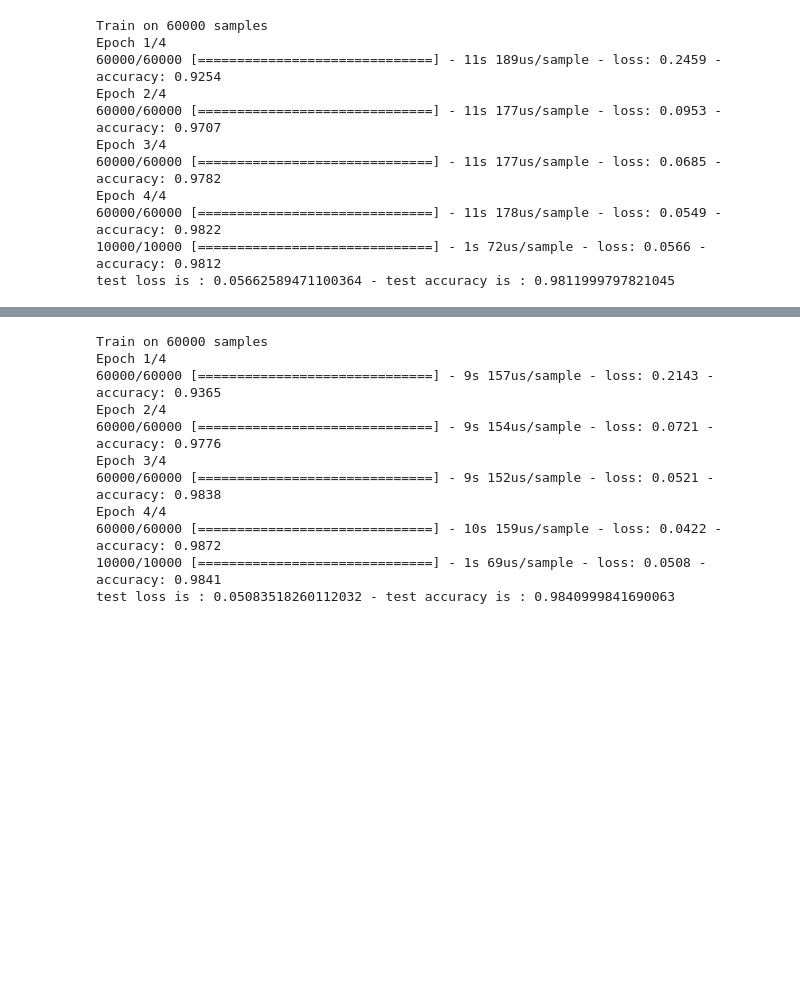
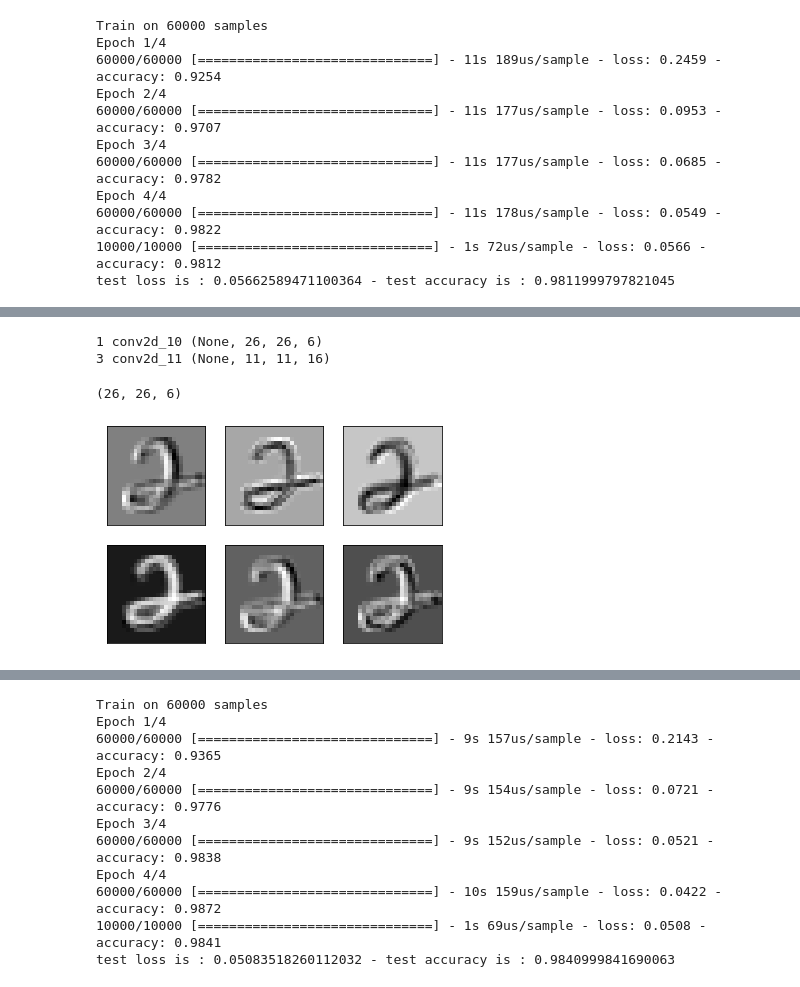
Before and after one commit to Adrieennn/CNN, a Jupyter notebook: NN.ipynb, the cells around one changed output, grey strips where cells are left out. Drawn from its saved outputs; the diff is of its cells as text; code cells hidden in the pictures; blank space fills up the shorter version.

```diff
--- a/NN.ipynb
+++ b/NN.ipynb
@@ -796,3 +818,19 @@ Epoch 4/4
 60000/60000 [==============================] - 11s 178us/sample - loss: 0.0549 - accuracy: 0.9822
 10000/10000 [==============================] - 1s 72us/sample - loss: 0.0566 - accuracy: 0.9812
 test loss is : 0.05662589471100364 - test accuracy is : 0.9811999797821045
+# %%
+inputs = layers.Input(shape = (28,28,1))
+cov1 = layers.Conv2D(filters=6, kernel_size=(3, 3), activation='tanh')(inputs)
+pooling1 = layers.AveragePooling2D()(cov1)
+cov2 = layers.Conv2D(filters=16, kernel_size=(3, 3), activation='tanh')(pooling1)
+pooling2 = layers.AveragePooling2D()(cov2)
+flat = layers.Flatten()(pooling2)
+dense1 = layers.Dense(units=120, activation='relu')(flat)
+dense2 = layers.Dense(units=84, activation='relu')(dense1)
+dense3 = layers.Dense(units=10, activation = 'softmax')(dense2)
+open_model = models.Model(inputs,dense3)
+open_model_cov1=models.Model(inputs,cov1)
+open_model.summary()
+open_model.compile(optimizer = "adam", loss = "sparse_categorical_crossentropy",
+                metrics = ["accuracy"])
+#open_model.fit(x_train, y_train, epochs = 4)
@@ -798,0 +862,39 @@ test loss is : 0.05662589471100364 - test accuracy is : 0.9811999797821045
+# %%
+# load the model
+model = open_model
+# summarize feature map shapes
+for i in range(len(model.layers)):
+    layer = model.layers[i]
+    # check for convolutional layer
+    if 'conv' not in layer.name:
+        continue
+    # summarize output shape
+    print(i, layer.name, layer.output.shape)
+# %% [output]
+1 conv2d_10 (None, 26, 26, 6)
+3 conv2d_11 (None, 11, 11, 16)
+# %%
+result = open_model_cov1.predict(x_train)
+result = result[16]
+print(result.shape)
+# %% [output]
+(26, 26, 6)
+# %%
+from matplotlib import pyplot
+# plot all 64 maps in an 8x8 squares
+h = 2
+l = 3
+ix = 1
+for _ in range(h):
+	for _ in range(l):
+		# specify subplot and turn of axis
+		ax = pyplot.subplot(h, l, ix)
+		ax.set_xticks([])
+		ax.set_yticks([])
+		# plot filter channel in grayscale
+		pyplot.imshow(result[ :, :, ix-1], cmap='gray')
+		ix += 1
+# show the figure
+pyplot.show()
+# %% [output]
+[figure, added]
```
Also changed, not shown: parts of 15 cells of this notebook.
